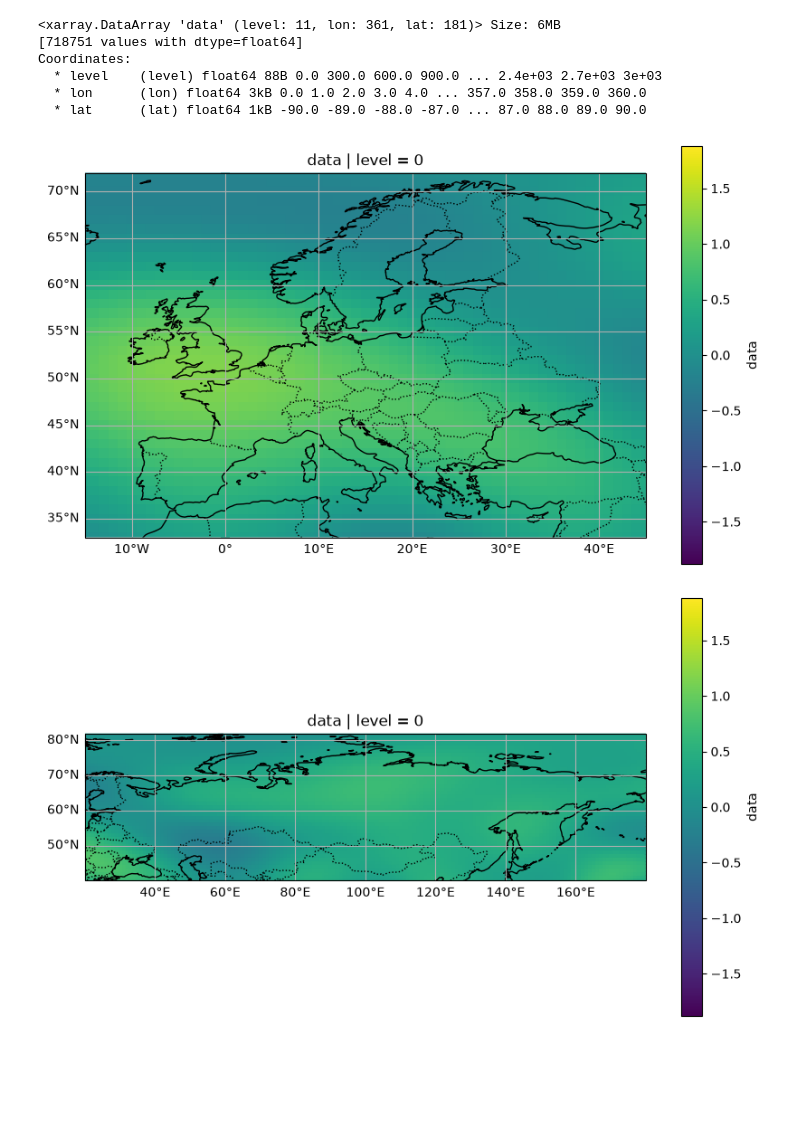
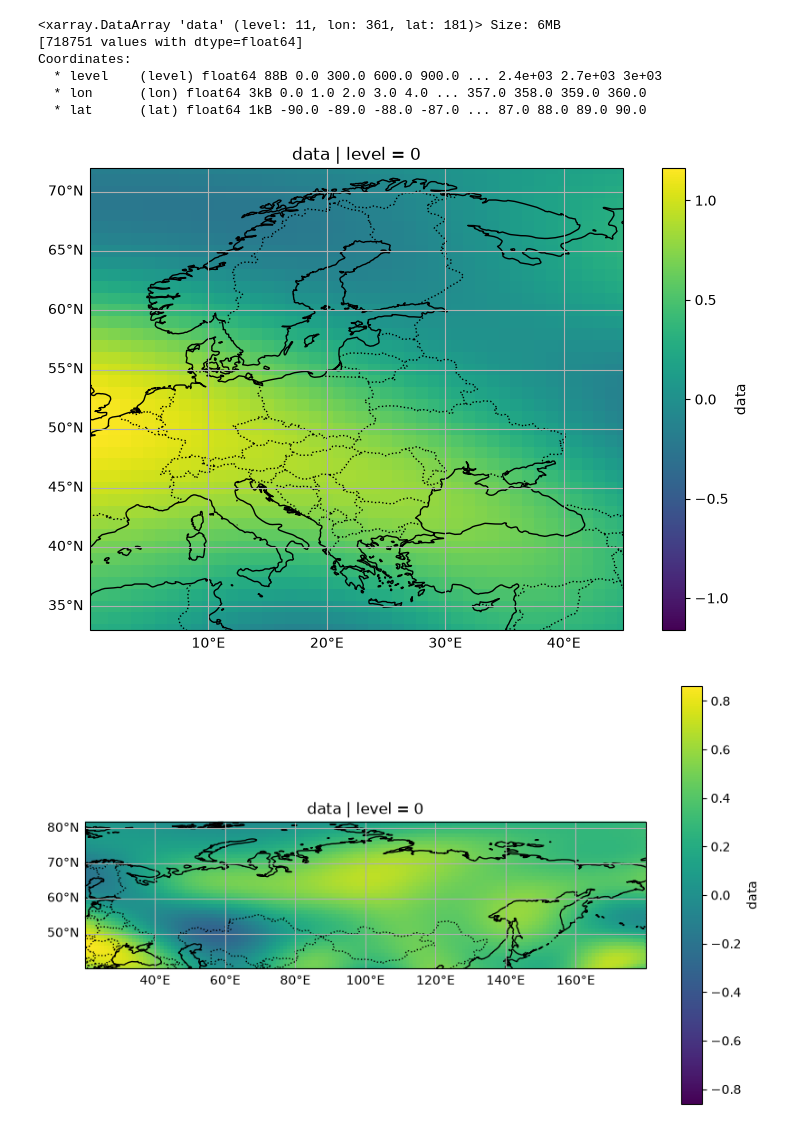
Before and after one commit to darkitime/computer_graphics_labs, a Jupyter notebook: lab_2_clipping geo_referenced_data_on_the_map/clipping_data.ipynb, the cells around one changed output. Cells and saved outputs as stored; diff of their text form; code cells hidden in the pictures; blank space fills up the shorter version.

Commit message:
slice added

```diff
--- a/lab_2_clipping geo_referenced_data_on_the_map/clipping_data.ipynb
+++ b/lab_2_clipping geo_referenced_data_on_the_map/clipping_data.ipynb
@@ -25,6 +25,16 @@ def plot_netcdf_heatmap(
     ds = xr.open_dataset(file_path)
     data = ds[var_name].isel(level=0)
 
+
+    #фильтр данных
+    min_lon, max_lon = lon_range
+    min_lat, max_lat = lat_range
+
+    data_sub = data.sel(
+        lon = slice(min_lon, max_lon),
+        lat = slice(min_lat,max_lat)
+    )
+
     # Отрисовка
     fig = plt.figure(figsize=(10, 6))
     '''
@@ -34,9 +44,6 @@ def plot_netcdf_heatmap(
         образуя прямую прямоугольную сетку.
         '''
     ax = plt.axes(projection=ccrs.PlateCarree())
-
-    min_lon, max_lon = lon_range
-    min_lat, max_lat = lat_range
     # Граница отображения
     ax.set_extent([min_lon, max_lon, min_lat, max_lat], crs=ccrs.PlateCarree())
 
@@ -57,7 +64,7 @@ def plot_netcdf_heatmap(
         add_colorbar=True: При этом автоматически создается цветовая шкала для графика, иллюстрирующая
         взаимосвязь между цветами и значениями данных.
     '''
-    data.plot.pcolormesh(
+    data_sub.plot.pcolormesh(
         ax=ax,
         x='lon',
         y='lat',
@@ -77,32 +84,40 @@ def plot_netcdf_heatmap(
 # %%
 from matplotlib.cm import viridis
 
 
 plot_netcdf_heatmap(
         file_path="s362d.nc",
         var_name="data",
-        lon_range=(-15.0, 45.0),
+        lon_range=(0.0, 45),
         lat_range=(33.0, 72.0),
         cmap='viridis',
         output_file ='europe.png'
     )
 plot_netcdf_heatmap(
         file_path="s362d.nc",
         var_name="data",
         lon_range=(20.0, 180.0),
         lat_range=(40.0, 82.0),
         cmap='viridis',
         output_file ='russia.png'
     )
 plot_netcdf_heatmap(
         file_path="s362d.nc",
         var_name="data",
-        lon_range=(-170.0, -50.0),
+        lon_range=(230.0, 350.0),
         lat_range=(15.0, 75.0),
         cmap='viridis',
         output_file ='north_america.png'
     )
+plot_netcdf_heatmap(
+        file_path="s362d.nc",
+        var_name="data",
+        lon_range=(0.0, 359.0),
+        lat_range=(-90.0, 90.0),
+        cmap='viridis',
+        output_file ='earth.png'
+    )
 None
 # %% [output]
-[figure, old version]
+[figure, new version]
-[figure, old version]
+[figure, new version]
```
Also changed, not shown: parts of 1 cell of this notebook.
